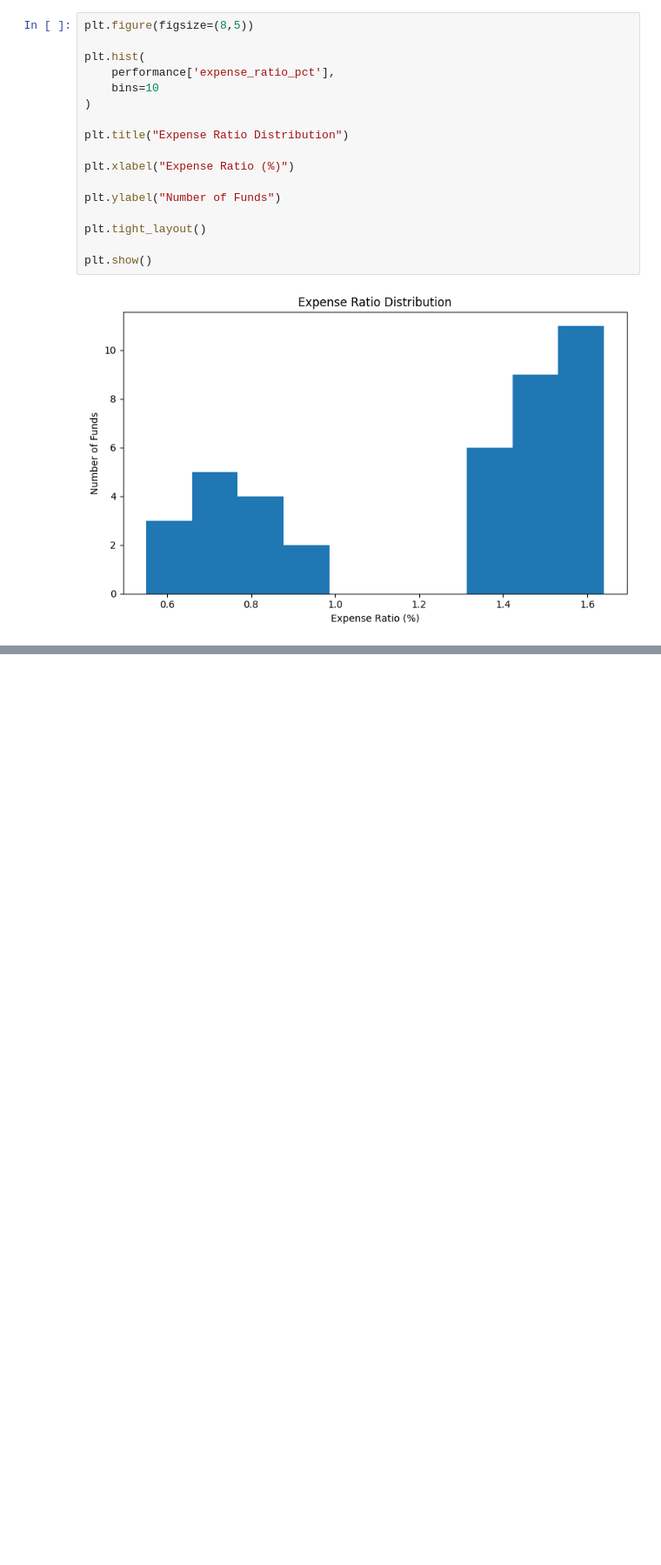
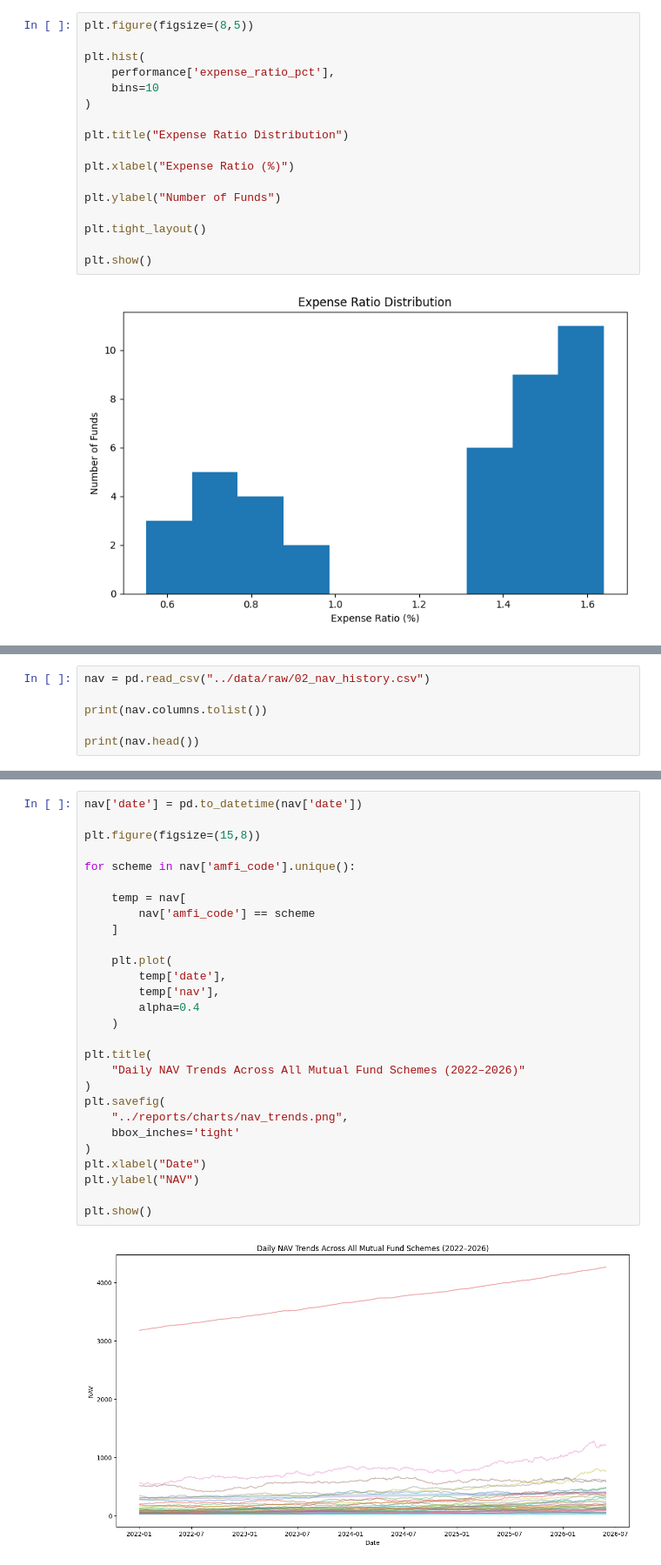
Before and after one commit to jeya-varshani24/bluestock-mf-capstone, a Jupyter notebook: notebooks/03_eda_analysis.ipynb, the cells around one changed output, grey strips where cells are left out. Shown at 87% size. Drawn from its saved outputs; the diff is of its cells as text; blank space fills up the shorter version.

```diff
--- a/notebooks/03_eda_analysis.ipynb
+++ b/notebooks/03_eda_analysis.ipynb
@@ -382,0 +415,6 @@ plt.show()
+# %%
+nav = pd.read_csv("../data/raw/02_nav_history.csv")
+
+print(nav.columns.tolist())
+
+print(nav.head())
@@ -382,0 +487,30 @@ plt.show()
+# %%
+nav['date'] = pd.to_datetime(nav['date'])
+
+plt.figure(figsize=(15,8))
+
+for scheme in nav['amfi_code'].unique():
+
+    temp = nav[
+        nav['amfi_code'] == scheme
+    ]
+
+    plt.plot(
+        temp['date'],
+        temp['nav'],
+        alpha=0.4
+    )
+
+plt.title(
+    "Daily NAV Trends Across All Mutual Fund Schemes (2022–2026)"
+)
+plt.savefig(
+    "../reports/charts/nav_trends.png",
+    bbox_inches='tight'
+)
+plt.xlabel("Date")
+plt.ylabel("NAV")
+
+plt.show()
+# %% [output]
+[figure, added]
```
Also changed, not shown: parts of 25 cells of this notebook, 9 other files.
